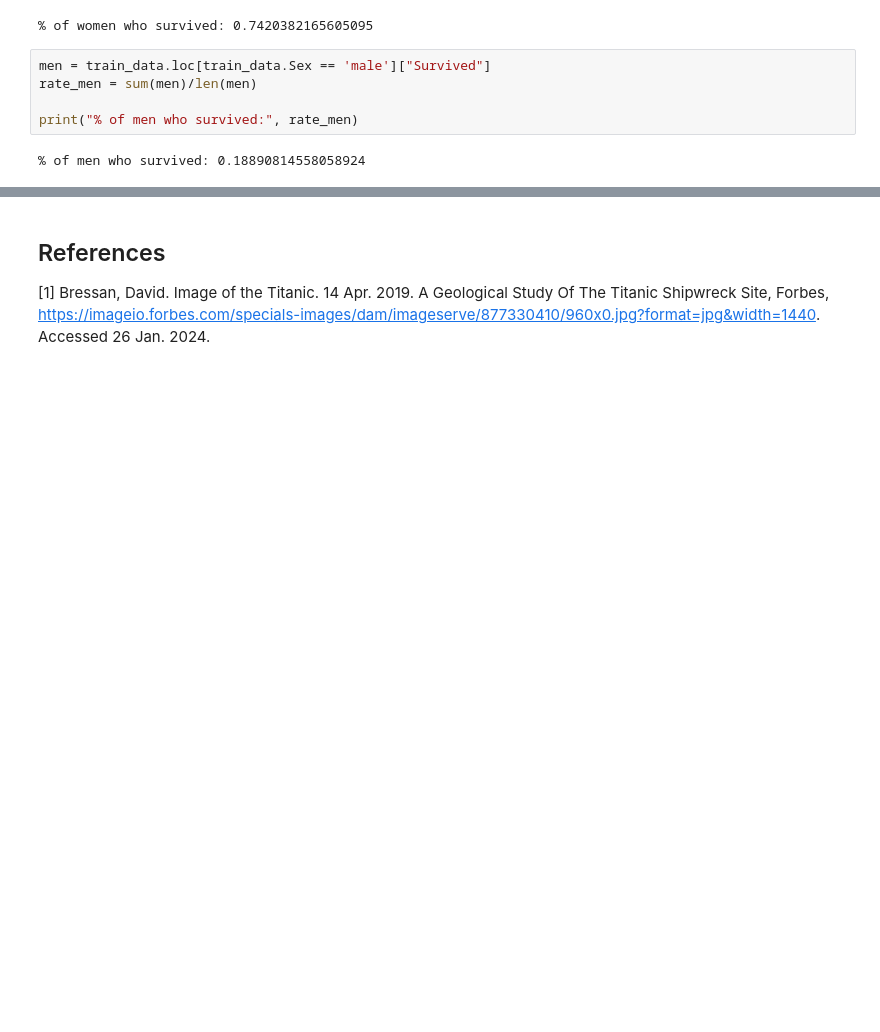
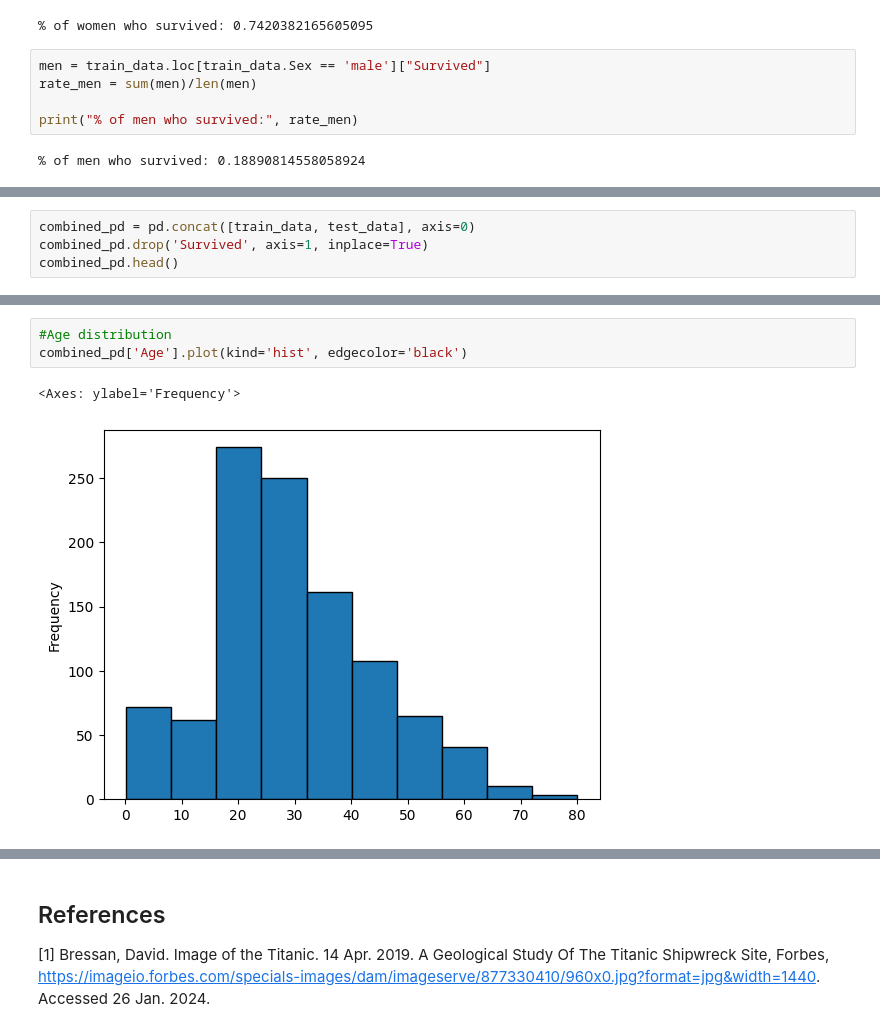
Before and after one commit to dbhenriques/kaggle-competition-titanic, a Jupyter notebook: titanic-competition-analysis.ipynb, the cells around one changed output, grey strips where cells are left out. Cells and saved outputs as stored; diff of their text form; blank space fills up the shorter version.

```diff
--- a/titanic-competition-analysis.ipynb
+++ b/titanic-competition-analysis.ipynb
@@ -81,0 +64,4 @@ Your submission was successfully saved!
+# %%
+combined_pd = pd.concat([train_data, test_data], axis=0)
+combined_pd.drop('Survived', axis=1, inplace=True)
+combined_pd.head()
@@ -81,0 +75,6 @@ Your submission was successfully saved!
+# %%
+#Age distribution
+combined_pd['Age'].plot(kind='hist', edgecolor='black')
+# %% [output]
+<Axes: ylabel='Frequency'>
+[figure, added]
```
Also changed, not shown: parts of 4 cells of this notebook.
